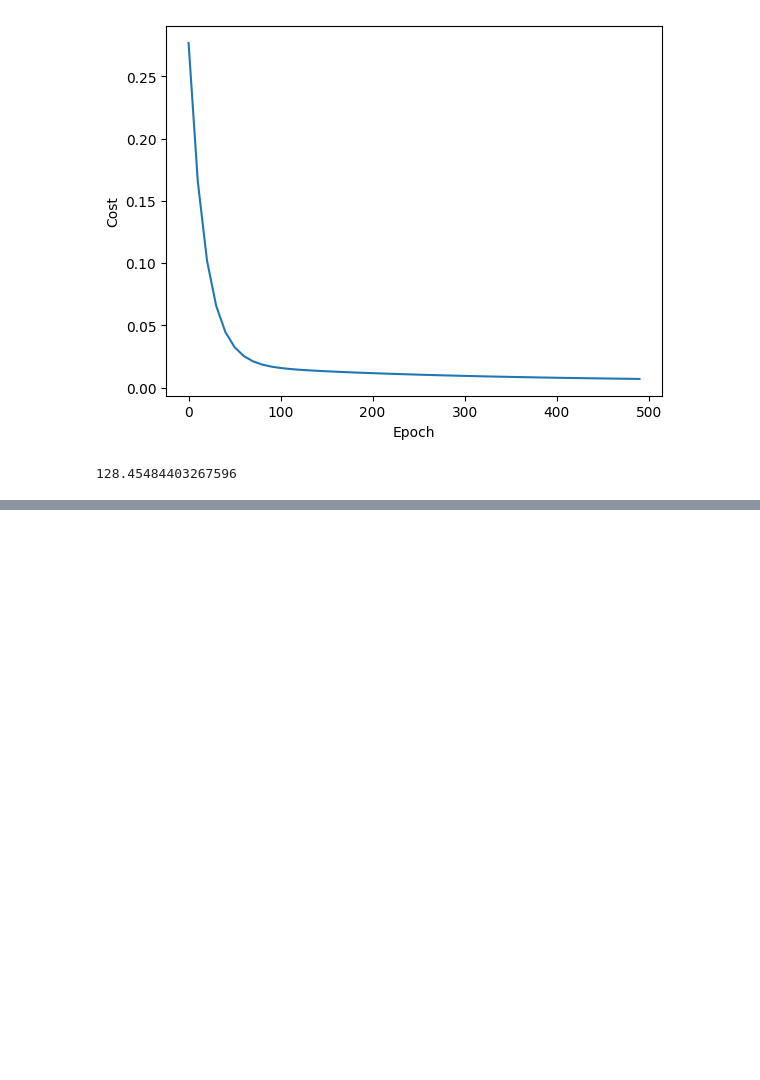
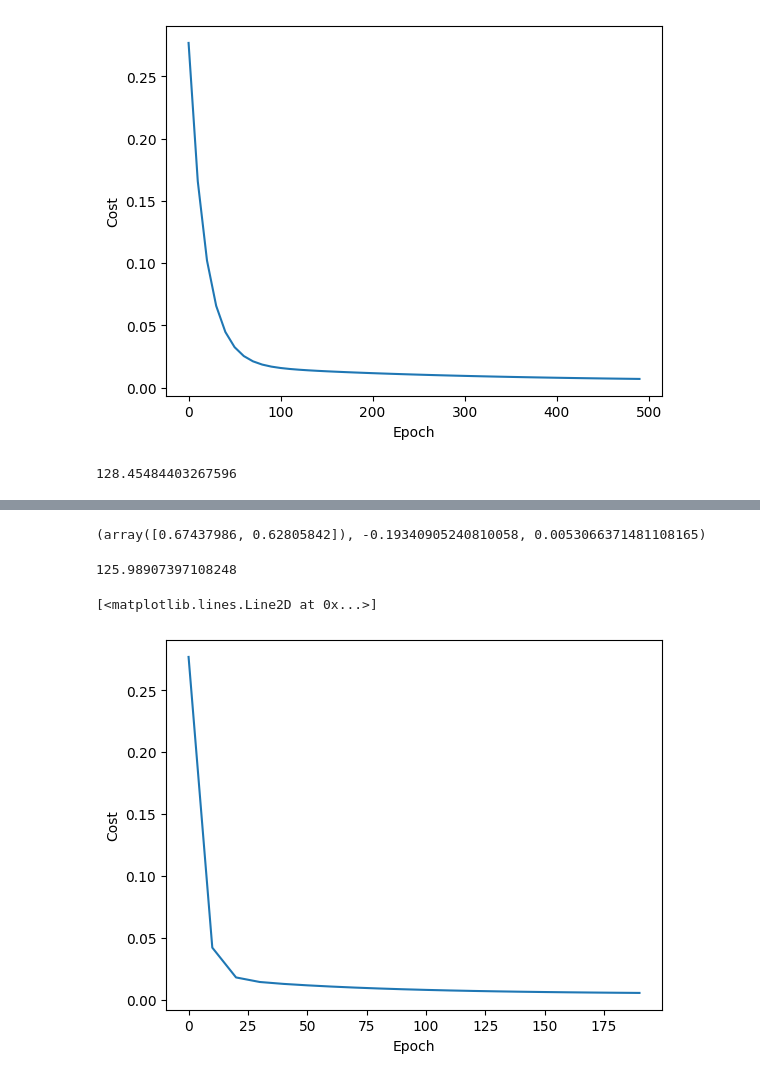
Before and after one commit to kevinmanjiladev/Deep-Learning-Projects, a Jupyter notebook: codebasics/types_of_gradient_descent.ipynb, the cells around one changed output, grey strips where cells are left out. Saved outputs shown, nothing was run; the diff lists cells and outputs as text; code cells hidden in the pictures; blank space fills up the shorter version.

```diff
--- a/codebasics/types_of_gradient_descent.ipynb
+++ b/codebasics/types_of_gradient_descent.ipynb
@@ -149,0 +213,47 @@ predict(2600,4,w,b)
+# %%
+def mini_batch_gradient(x,y_true,epochs,learning_rate=0.01):
+    number_of_features=x.shape[1]
+
+    w_mbg=np.ones(shape=(number_of_features))
+    b_mbg=0
+    total_samples=x.shape[0]
+    batches=5
+    if batches>total_samples:
+        batches=total_samples
+    cost_list_mbg=[]
+    epoch_list_mbg=[]
+
+
+    for i in range(epochs):
+        y_predicted=np.dot(w_mbg,x_scaled.T)+b_mbg
+
+        w_grad=-(2/batches)*x.T.dot(y_true-y_predicted)
+        b_grad=-(2/batches)*np.sum(y_true-y_predicted)
+
+
+        w_mbg=w_mbg-learning_rate*w_grad
+        b_mbg=b_mbg-learning_rate*b_grad
+
+        cost=np.mean(np.square(y_true-y_predicted))
+
+        if i %10==0:
+            cost_list_mbg.append(cost)
+            epoch_list_mbg.append(i)
+
+    return w_mbg,b_mbg,cost,cost_list_mbg,epoch_list_mbg
+
+w_mbg,b_mbg,cost,cost_list_mbg,epoch_list_mbg=mini_batch_gradient(x_scaled,y_scaled.reshape(y_scaled.shape[0],),200)
+w_mbg,b_mbg,cost
+# %% [output]
+(array([0.67437986, 0.62805842]), -0.19340905240810058, 0.0053066371481108165)
+# %%
+predict(2600,4,w_mbg,b_mbg)
+# %% [output]
+125.98907397108248
+# %%
+plt.xlabel('Epoch')
+plt.ylabel('Cost')
+plt.plot(epoch_list_mbg,cost_list_mbg)
+# %% [output]
+[<matplotlib.lines.Line2D at 0x...>]
+[figure, added]
```
Also changed, not shown: parts of 7 cells of this notebook.
